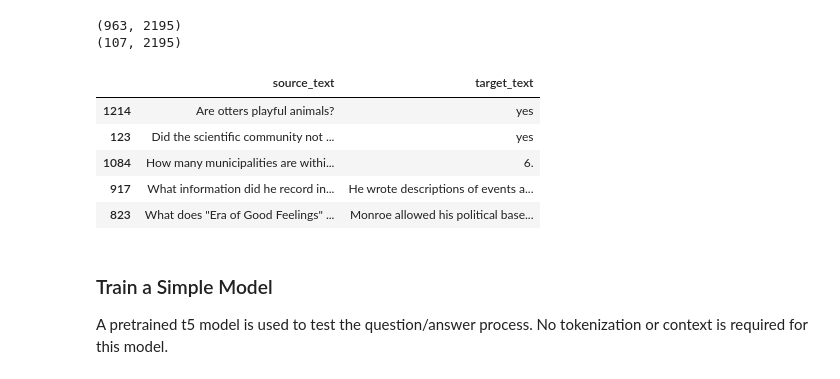
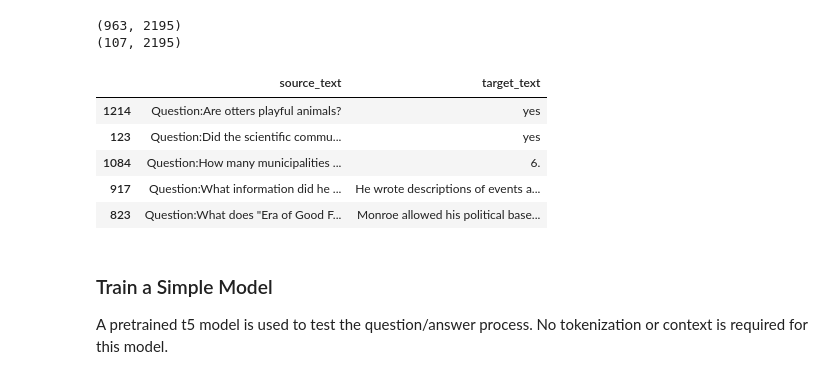
Before and after one commit to aanchal0431/chatbot, a Jupyter notebook: SEP_728_Chatbot_LSTM.ipynb, the cells around one changed output. Saved outputs shown, nothing was run; the diff lists cells and outputs as text; code cells hidden in the pictures.

```diff
--- a/SEP_728_Chatbot_LSTM.ipynb
+++ b/SEP_728_Chatbot_LSTM.ipynb
@@ -390,18 +389,18 @@ X_train, X_test, y_train, y_test = train_test_split(data_s8['Question'], data_s8
 # %%
 #Format for simpleT5
 train = pd.DataFrame({'source_text': X_train, 'target_text': y_train})
 # Add prefix for simpleT5
-#train['source_text']    = "answer question:" + train['source_text']
+train['source_text']    = "Question:" + train['source_text']
 test = pd.DataFrame({'source_text': X_test, 'target_text': y_test})
-#test['source_text']    = "answer question:" + test['source_text']
+test['source_text']    = "Question:" + test['source_text']
 train.head()
 # %% [output]
 |  | source_text | target_text |
-| 1214 | Are otters playful animals? | yes |
-| 123 | Did the scientific community not ... | yes |
-| 1084 | How many municipalities are withi... | 6. |
-| 917 | What information did he record in... | He wrote descriptions of events a... |
-| 823 | What does "Era of Good Feelings" ... | Monroe allowed his political base... |
+| 1214 | Question:Are otters playful animals? | yes |
+| 123 | Question:Did the scientific commu... | yes |
+| 1084 | Question:How many municipalities ... | 6. |
+| 917 | Question:What information did he ... | He wrote descriptions of events a... |
+| 823 | Question:What does "Era of Good F... | Monroe allowed his political base... |
 # %% [markdown]
 ### Train a Simple Model
 A pretrained t5 model is used to test the question/answer process. No tokenization or context is required for this model.
```
Also changed, not shown: parts of 13 cells of this notebook.
